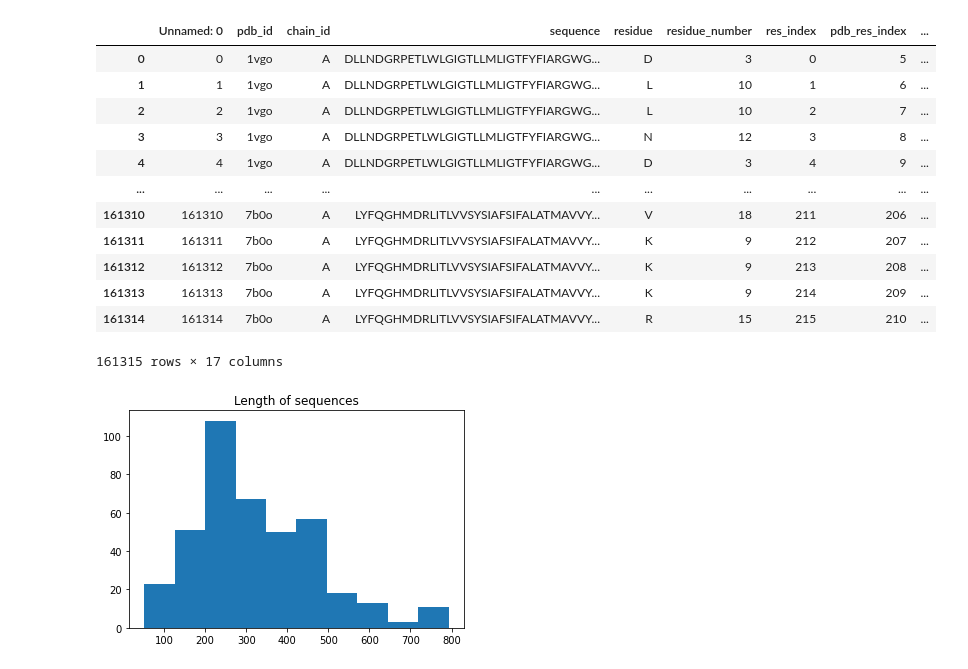
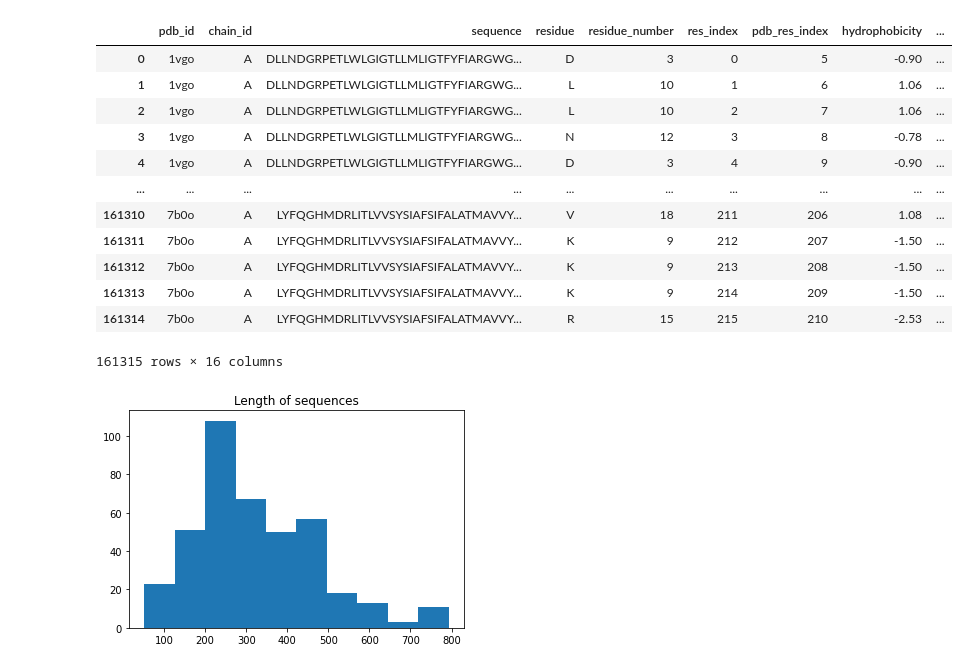
Before and after one commit to Dparanou/transmembrane-protein-prediction, a Jupyter notebook: proteins_classifier.ipynb, the cells around one changed output. Drawn from its saved outputs; the diff is of its cells as text; code cells hidden in the pictures.

```diff
--- a/proteins_classifier.ipynb
+++ b/proteins_classifier.ipynb
@@ -11,20 +46,20 @@ from xgboost import XGBClassifier
 # %%
-df = pd.read_csv('proteins_dataframe.csv')
+df = pd.read_csv('proteins_dataframe.csv', index_col=0)
 df
 # %% [output]
-|  | Unnamed: 0 | pdb_id | chain_id | sequence | residue | residue_number | res_index | pdb_res_index | ... |
-| 0 | 0 | 1vgo | A | DLLNDGRPETLWLGIGTLLMLIGTFYFIARGWG... | D | 3 | 0 | 5 | ... |
-| 1 | 1 | 1vgo | A | DLLNDGRPETLWLGIGTLLMLIGTFYFIARGWG... | L | 10 | 1 | 6 | ... |
-| 2 | 2 | 1vgo | A | DLLNDGRPETLWLGIGTLLMLIGTFYFIARGWG... | L | 10 | 2 | 7 | ... |
-| 3 | 3 | 1vgo | A | DLLNDGRPETLWLGIGTLLMLIGTFYFIARGWG... | N | 12 | 3 | 8 | ... |
-| 4 | 4 | 1vgo | A | DLLNDGRPETLWLGIGTLLMLIGTFYFIARGWG... | D | 3 | 4 | 9 | ... |
+|  | pdb_id | chain_id | sequence | residue | residue_number | res_index | pdb_res_index | hydrophobicity | ... |
+| 0 | 1vgo | A | DLLNDGRPETLWLGIGTLLMLIGTFYFIARGWG... | D | 3 | 0 | 5 | -0.90 | ... |
+| 1 | 1vgo | A | DLLNDGRPETLWLGIGTLLMLIGTFYFIARGWG... | L | 10 | 1 | 6 | 1.06 | ... |
+| 2 | 1vgo | A | DLLNDGRPETLWLGIGTLLMLIGTFYFIARGWG... | L | 10 | 2 | 7 | 1.06 | ... |
+| 3 | 1vgo | A | DLLNDGRPETLWLGIGTLLMLIGTFYFIARGWG... | N | 12 | 3 | 8 | -0.78 | ... |
+| 4 | 1vgo | A | DLLNDGRPETLWLGIGTLLMLIGTFYFIARGWG... | D | 3 | 4 | 9 | -0.90 | ... |
 | ... | ... | ... | ... | ... | ... | ... | ... | ... | ... |
-| 161310 | 161310 | 7b0o | A | LYFQGHMDRLITLVVSYSIAFSIFALATMAVVY... | V | 18 | 211 | 206 | ... |
-| 161311 | 161311 | 7b0o | A | LYFQGHMDRLITLVVSYSIAFSIFALATMAVVY... | K | 9 | 212 | 207 | ... |
-| 161312 | 161312 | 7b0o | A | LYFQGHMDRLITLVVSYSIAFSIFALATMAVVY... | K | 9 | 213 | 208 | ... |
-| 161313 | 161313 | 7b0o | A | LYFQGHMDRLITLVVSYSIAFSIFALATMAVVY... | K | 9 | 214 | 209 | ... |
-| 161314 | 161314 | 7b0o | A | LYFQGHMDRLITLVVSYSIAFSIFALATMAVVY... | R | 15 | 215 | 210 | ... |
+| 161310 | 7b0o | A | LYFQGHMDRLITLVVSYSIAFSIFALATMAVVY... | V | 18 | 211 | 206 | 1.08 | ... |
+| 161311 | 7b0o | A | LYFQGHMDRLITLVVSYSIAFSIFALATMAVVY... | K | 9 | 212 | 207 | -1.50 | ... |
+| 161312 | 7b0o | A | LYFQGHMDRLITLVVSYSIAFSIFALATMAVVY... | K | 9 | 213 | 208 | -1.50 | ... |
+| 161313 | 7b0o | A | LYFQGHMDRLITLVVSYSIAFSIFALATMAVVY... | K | 9 | 214 | 209 | -1.50 | ... |
+| 161314 | 7b0o | A | LYFQGHMDRLITLVVSYSIAFSIFALATMAVVY... | R | 15 | 215 | 210 | -2.53 | ... |
-161315 rows × 17 columns
+161315 rows × 16 columns
 # %%
 # remove sequences that are outside of membrane
 seq_segm = {}
```
Also changed, not shown: parts of 16 cells of this notebook, 2 other files.
